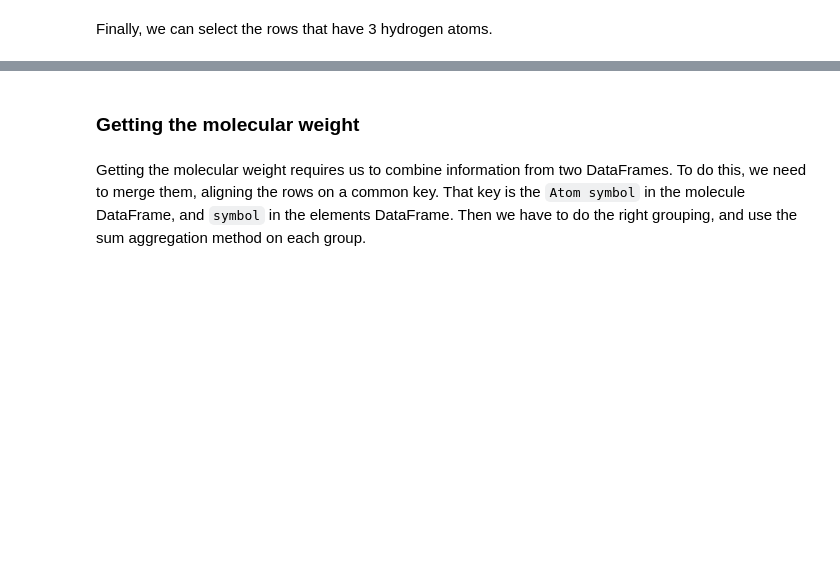
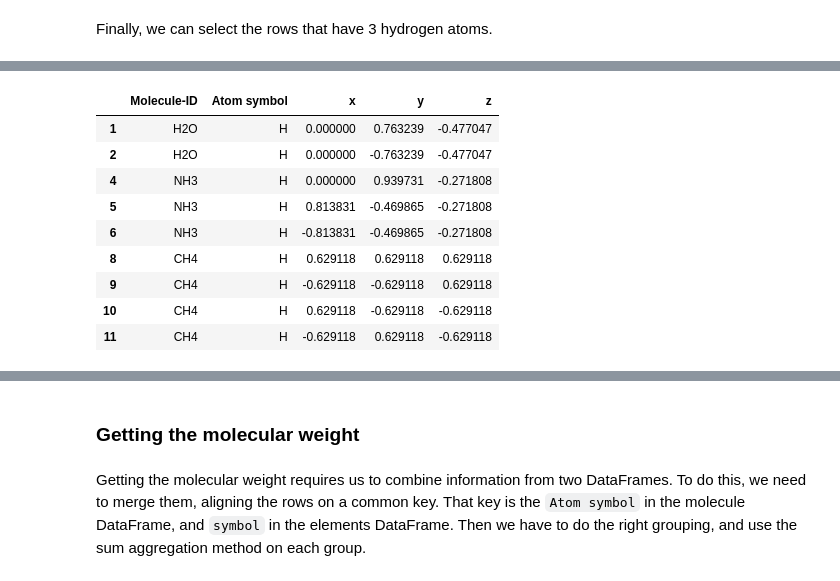
Before and after one commit to Steel-Bank-codespaces/s23-06681, a Jupyter notebook: lectures/04-pandas-database/pandas-database.ipynb, the cells around one changed output, grey strips where cells are left out. Saved outputs shown, nothing was run; the diff lists cells and outputs as text; code cells hidden in the pictures; blank space fills up the shorter version.

```diff
--- a/lectures/04-pandas-database/pandas-database.ipynb
+++ b/lectures/04-pandas-database/pandas-database.ipynb
@@ -52,3 +129,7 @@ Note it does not appear you can use the @ or f-string on column names. Also note
 ### A Table for some molecules
 # %% [markdown]
 Next, let's build the molecule database. This will be a table where each row  corresponds to an atom in a molecule. We will be able to get the atoms in a molecule by aggregating these on a `Molecule-ID`. We build this table up row by row, by first getting a molecule, and then iterating over each atom in the molecule. It is conventional to use an integer for an ID, but we will just use the molecular formula in this example. That has some limitations for larger databases (e.g. isomers have different properties, but the same molecular formula), but we will not have that problem here.
+# %%
+from ase.build import molecule
+atoms = molecule('H2O')
+atoms
@@ -54,0 +138,3 @@ Next, let's build the molecule database. This will be a table where each row  co
+# %%
+for atom in atoms:
+    print(atom.symbol, atom.x, atom.y, atom.z)
@@ -82,0 +225,13 @@ tf[tf == 3]
+# %%
+df[df['Atom symbol']== 'H']
+# %% [output]
+|  | Molecule-ID | Atom symbol | x | y | z |
+| 1 | H2O | H | 0.000000 | 0.763239 | -0.477047 |
+| 2 | H2O | H | 0.000000 | -0.763239 | -0.477047 |
+| 4 | NH3 | H | 0.000000 | 0.939731 | -0.271808 |
+| 5 | NH3 | H | 0.813831 | -0.469865 | -0.271808 |
+| 6 | NH3 | H | -0.813831 | -0.469865 | -0.271808 |
+| 8 | CH4 | H | 0.629118 | 0.629118 | 0.629118 |
+| 9 | CH4 | H | -0.629118 | -0.629118 | 0.629118 |
+| 10 | CH4 | H | 0.629118 | -0.629118 | -0.629118 |
+| 11 | CH4 | H | -0.629118 | 0.629118 | -0.629118 |
```
Also changed, not shown: parts of 37 cells of this notebook.
